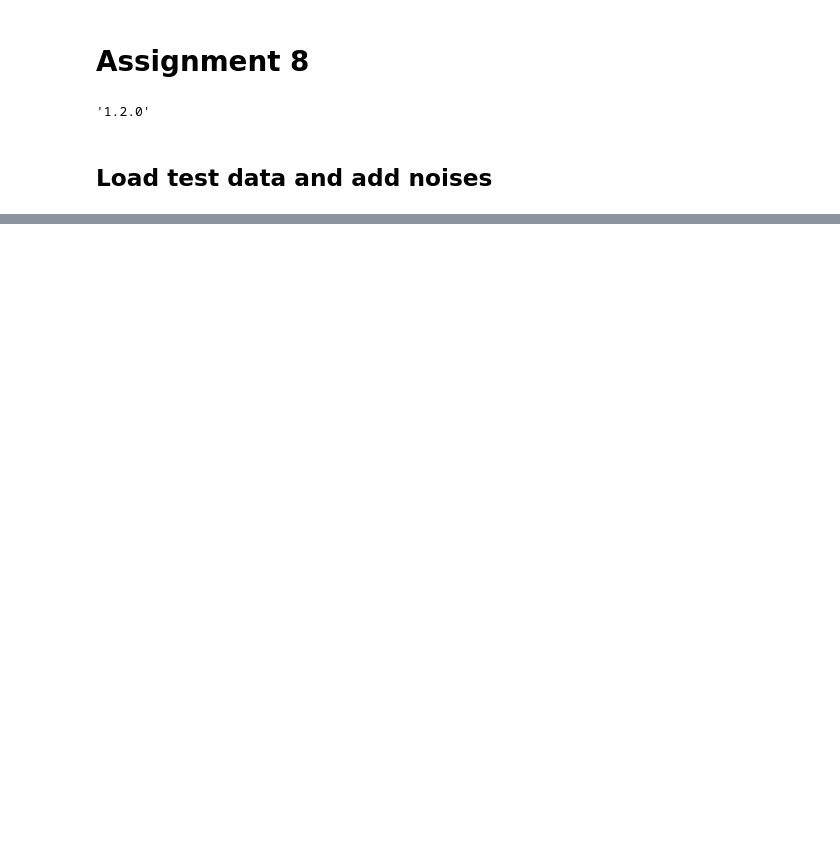
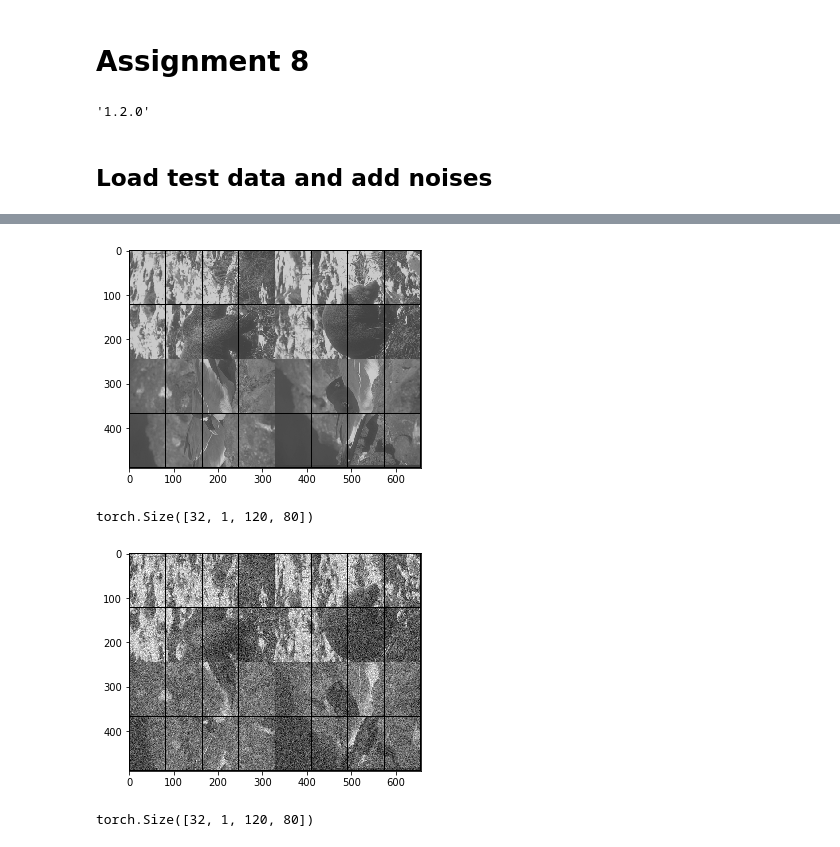
Before and after one commit to ddamddi/ml-project, a Jupyter notebook: Assignment#8/Assignment8.ipynb, the cells around one changed output, grey strips where cells are left out. Drawn from its saved outputs; the diff is of its cells as text; code cells hidden in the pictures; blank space fills up the shorter version.

```diff
--- a/Assignment#8/Assignment8.ipynb
+++ b/Assignment#8/Assignment8.ipynb
@@ -80,0 +209,22 @@ print(activateNoises(traindata, 0.4))
+# %%
+def imshow(img):
+    npimg = img.numpy()
+    plt.imshow(np.transpose(npimg, (1, 2, 0)))
+    plt.show()
+
+trainiter = iter(trainloader)
+noiseiter = iter(noiseloader)
+# %%
+original = trainiter.next()
+noises = noiseiter.next()
+# %%
+imshow(torchvision.utils.make_grid(original))
+print(original.shape)
+
+imshow(torchvision.utils.make_grid(noises))
+print(noises.shape)
+# %% [output]
+[figure, added]
+torch.Size([32, 1, 120, 80])
+[figure, added]
+torch.Size([32, 1, 120, 80])
```
Also changed, not shown: parts of 9 cells of this notebook.
